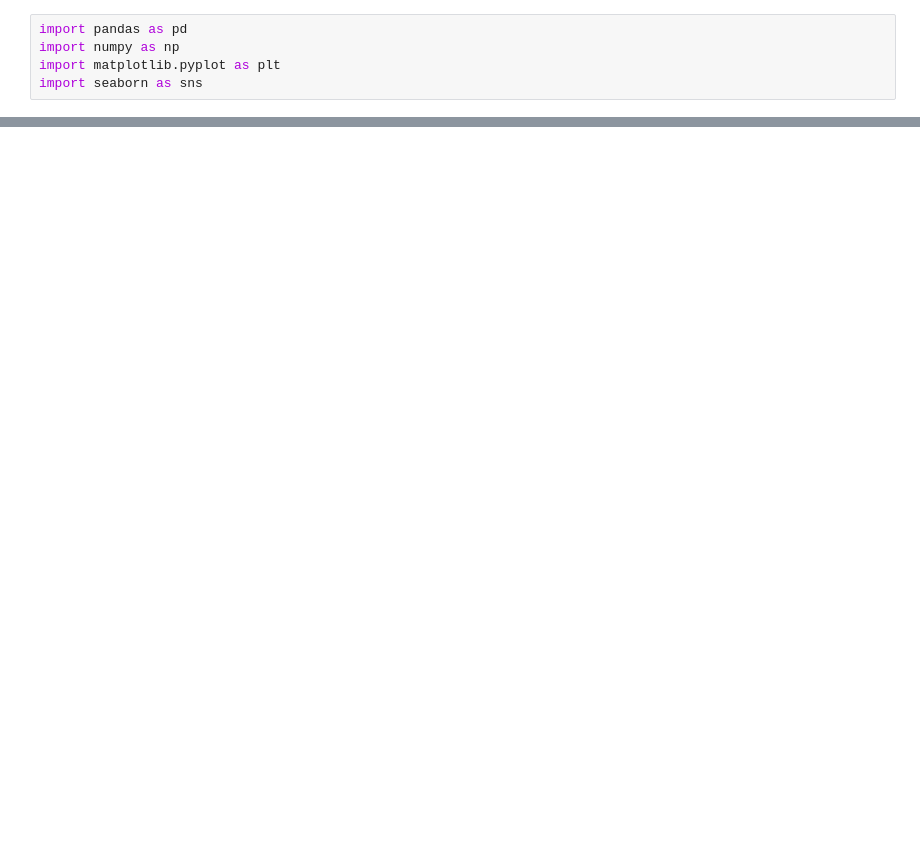
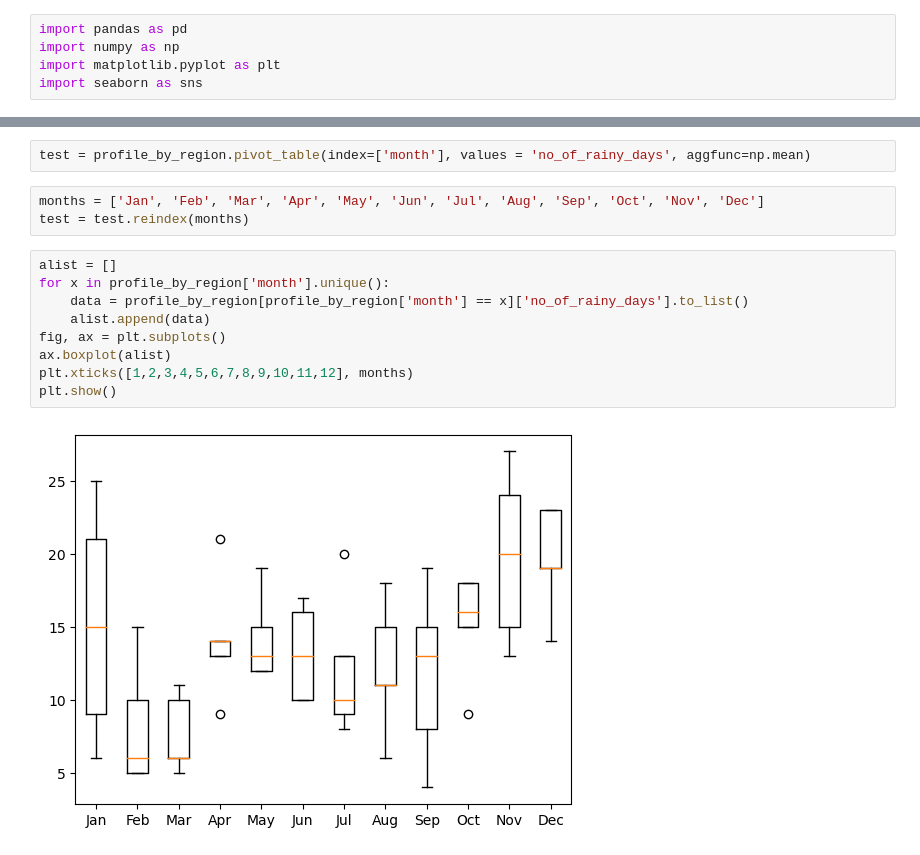
Before and after one commit to altheaxcvii/GA-Labs, a Jupyter notebook: Project 1/code/proj1code.ipynb, the cells around one changed output, grey strips where cells are left out. Saved outputs shown, nothing was run; the diff lists cells and outputs as text; blank space fills up the shorter version.

```diff
--- a/Project 1/code/proj1code.ipynb
+++ b/Project 1/code/proj1code.ipynb
@@ -76 +152,17 @@ profile_by_region[profile_by_region['year']==2019].corr()
 | year | NaN | NaN | NaN | NaN | NaN | NaN | NaN | NaN | ... |
+# %%
+test = profile_by_region.pivot_table(index=['month'], values = 'no_of_rainy_days', aggfunc=np.mean)
+# %%
+months = ['Jan', 'Feb', 'Mar', 'Apr', 'May', 'Jun', 'Jul', 'Aug', 'Sep', 'Oct', 'Nov', 'Dec']
+test = test.reindex(months)
+# %%
+alist = []
+for x in profile_by_region['month'].unique():
+    data = profile_by_region[profile_by_region['month'] == x]['no_of_rainy_days'].to_list()
+    alist.append(data)
+fig, ax = plt.subplots()
+ax.boxplot(alist)
+plt.xticks([1,2,3,4,5,6,7,8,9,10,11,12], months)
+plt.show()
+# %% [output]
+[figure, added]
```
Also changed, not shown: parts of 30 cells of this notebook, 1 other file.
